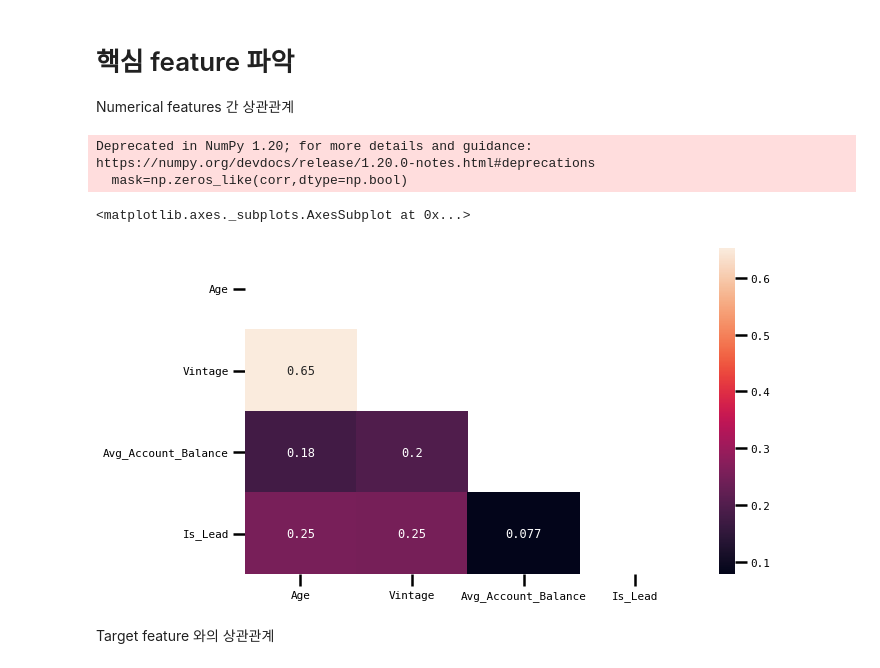
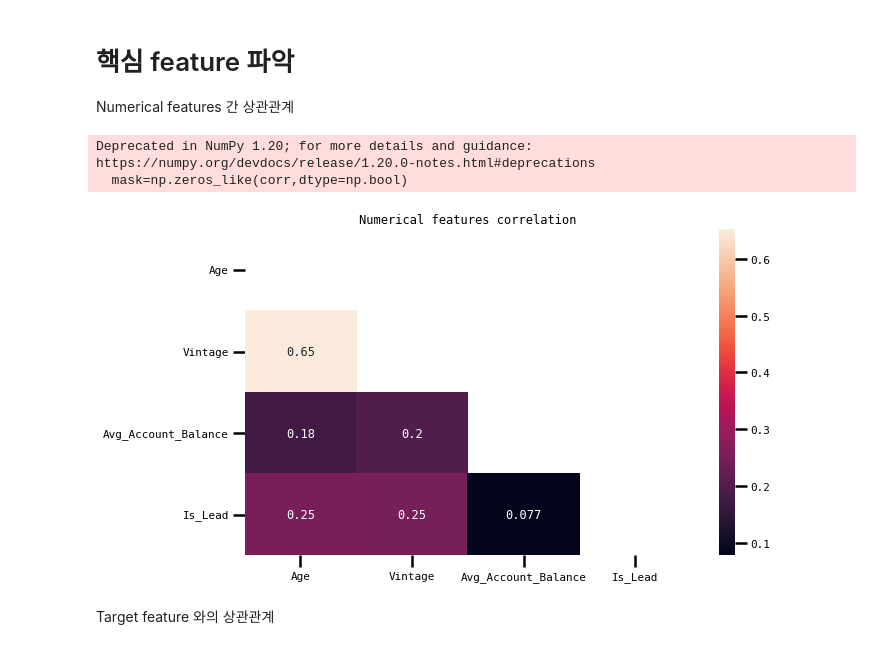
Before and after one commit to Oksusudom/Python_Learning, a Jupyter notebook: improvement.ipynb, the cells around one changed output. Saved outputs shown, nothing was run; the diff lists cells and outputs as text; code cells hidden in the pictures.

```diff
--- a/improvement.ipynb
+++ b/improvement.ipynb
@@ -417,18 +413,17 @@ Numerical features 간 상관관계
 # %%
 # Numerical features 간 상관관계 heatmap
 
 ### spearman
 
 corr = df.corr(method='spearman')
 
 mask=np.zeros_like(corr,dtype=np.bool)
 mask[np.triu_indices_from(mask)]=True
-
-sns.heatmap(corr,mask=mask, annot=True)
+plt.title('Numerical features correlation')
+sns.heatmap(corr,mask=mask, annot=True);
 # %% [output]
 Deprecated in NumPy 1.20; for more details and guidance: https://numpy.org/devdocs/release/1.20.0-notes.html#deprecations
   mask=np.zeros_like(corr,dtype=np.bool)
-<matplotlib.axes._subplots.AxesSubplot at 0x...>
-[figure, old version]
+[figure, new version]
 # %% [markdown]
 Target feature 와의 상관관계
```
Also changed, not shown: parts of 13 cells of this notebook.
